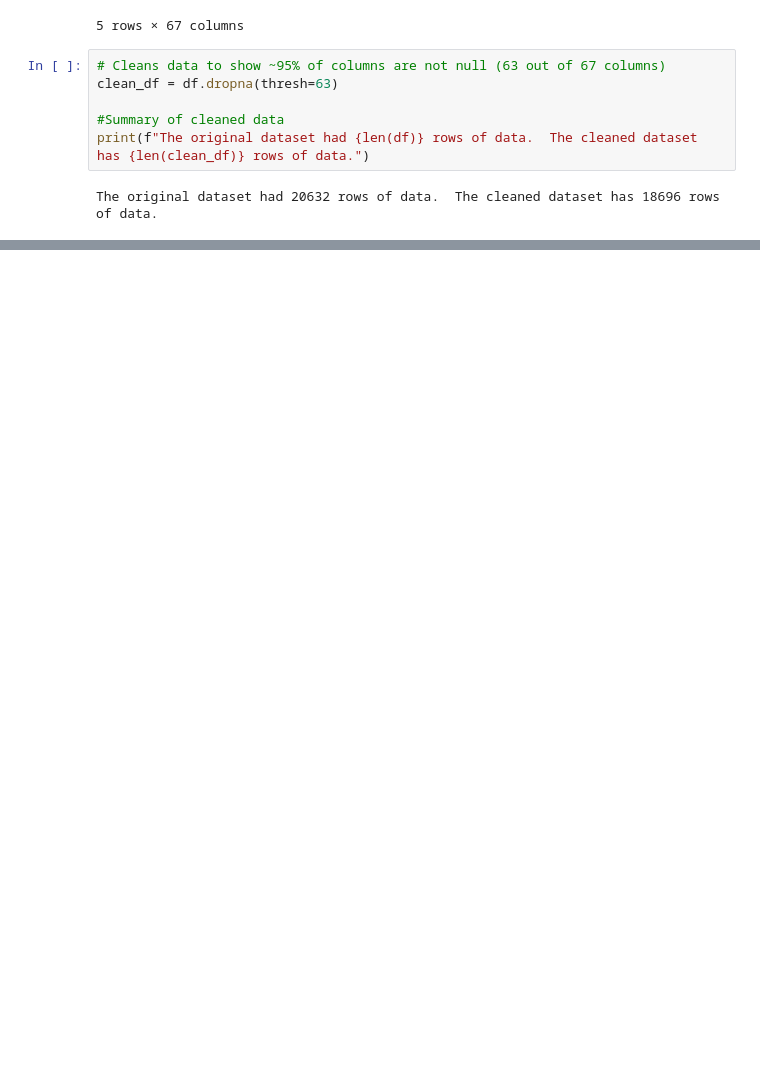
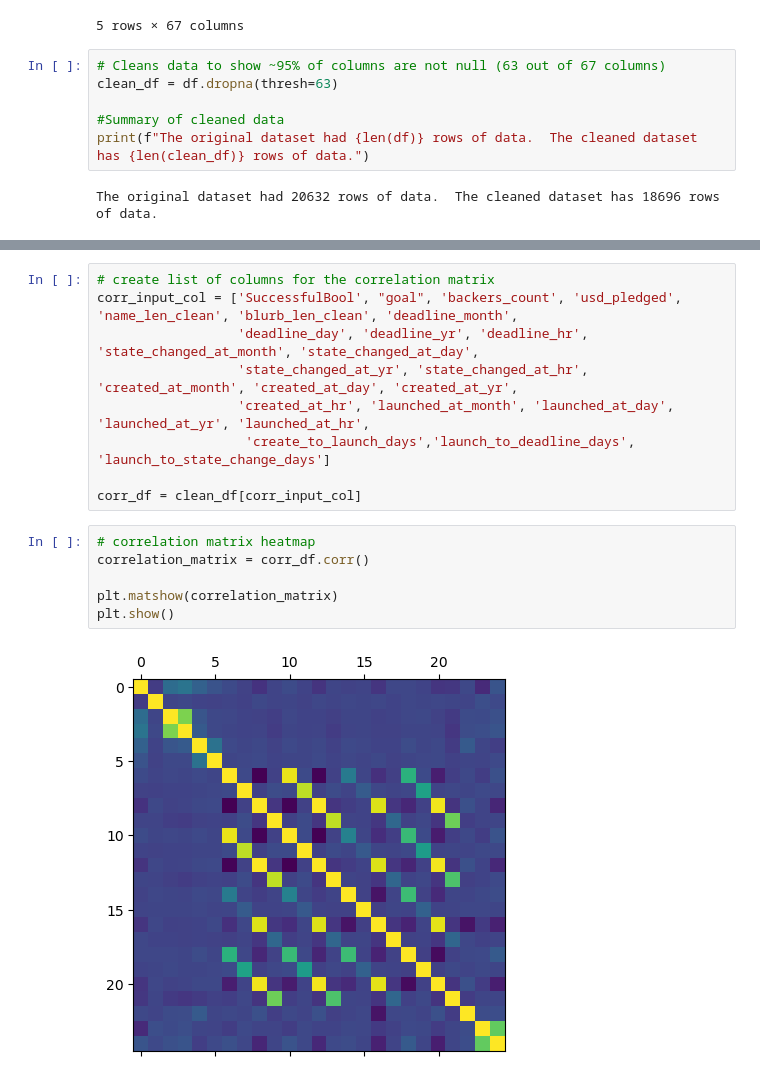
Before and after one commit to andrew8185/nwu-project-4, a Jupyter notebook: kickstarter_analysis.ipynb, the cells around one changed output, grey strips where cells are left out. Drawn from its saved outputs; the diff is of its cells as text; blank space fills up the shorter version.

```diff
--- a/kickstarter_analysis.ipynb
+++ b/kickstarter_analysis.ipynb
@@ -81,3 +82,20 @@ launch_to_state_change_days      int64
 SuccessfulBool                    bool
 DeadlineWeekend                   bool
 dtype: object
+# %%
+# create list of columns for the correlation matrix
+corr_input_col = ['SuccessfulBool', "goal", 'backers_count', 'usd_pledged', 'name_len_clean', 'blurb_len_clean', 'deadline_month',
+                  'deadline_day', 'deadline_yr', 'deadline_hr', 'state_changed_at_month', 'state_changed_at_day',
+                  'state_changed_at_yr', 'state_changed_at_hr', 'created_at_month', 'created_at_day', 'created_at_yr',
+                  'created_at_hr', 'launched_at_month', 'launched_at_day', 'launched_at_yr', 'launched_at_hr',
+                   'create_to_launch_days','launch_to_deadline_days', 'launch_to_state_change_days']
+
+corr_df = clean_df[corr_input_col]
+# %%
+# correlation matrix heatmap
+correlation_matrix = corr_df.corr()
+
+plt.matshow(correlation_matrix)
+plt.show()
+# %% [output]
+[figure, added]
```
Also changed, not shown: parts of 11 cells of this notebook.
